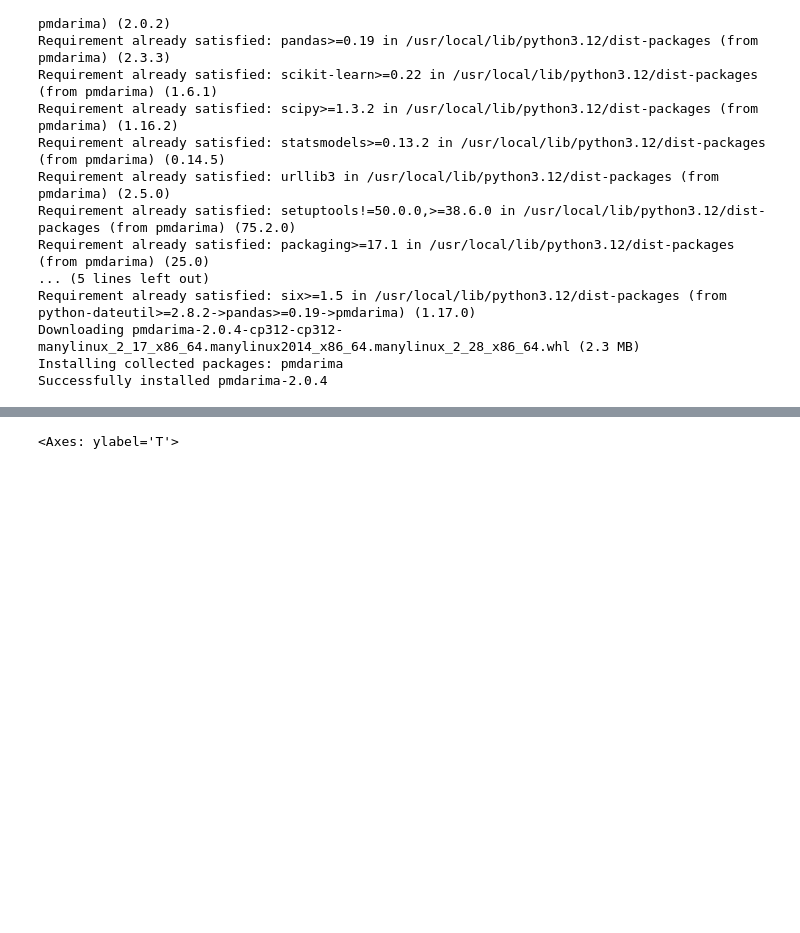
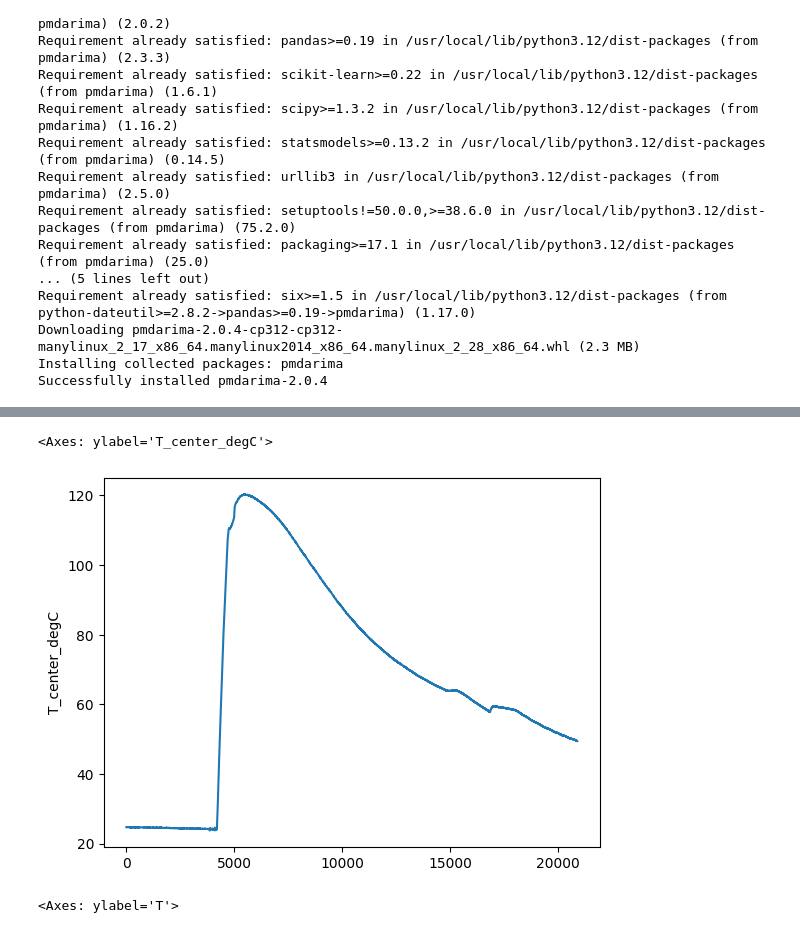
Before and after one commit to rhqrhq/Adversarial_Examples_Papers, a Jupyter notebook: pTRpred.ipynb, the cells around one changed output, grey strips where cells are left out. Cells and saved outputs as stored; diff of their text form; code cells hidden in the pictures; blank space fills up the shorter version.

```diff
--- a/pTRpred.ipynb
+++ b/pTRpred.ipynb
@@ -1261,3 +1437,9 @@ def plot_detection_overlay(
+# %%
+import seaborn as sns
+sns.lineplot(df1["T_center_degC"])
+# %% [output]
+<Axes: ylabel='T_center_degC'>
+[figure, added]
 # %%
 df1 = pd.read_csv("mat_charging_result1.csv")
 df1["time_ind"] = np.arange(1, df1.shape[0]+1)
```
Also changed, not shown: parts of 13 cells of this notebook.
